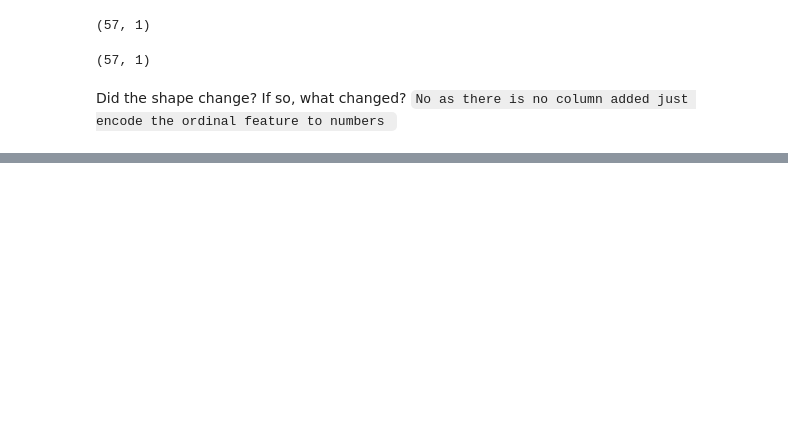
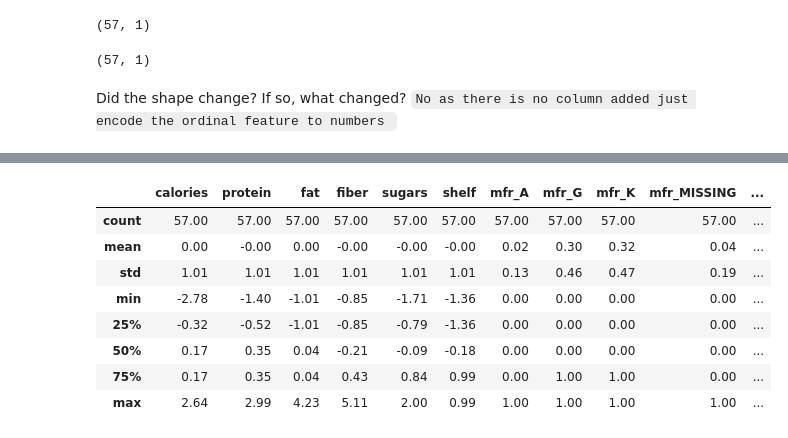
Before and after one commit to hekmat-ashqer/MLJourney2024, a Jupyter notebook: cereals Rating Prediction/cereals_Rating_Prediction.ipynb, the cells around one changed output, grey strips where cells are left out. Saved outputs shown, nothing was run; the diff lists cells and outputs as text; code cells hidden in the pictures; blank space fills up the shorter version.

```diff
--- a/cereals Rating Prediction/cereals_Rating_Prediction.ipynb
+++ b/cereals Rating Prediction/cereals_Rating_Prediction.ipynb
@@ -1081,0 +1152,12 @@ Did the shape change? If so, what changed?
+# %%
+# instantiate scaler
+scaler = StandardScaler()
+# fit scaler on training data
+scaler.fit(X_train_num_imputed)
+
+# transform training data
+X_train_num_scaled = scaler.transform(X_train_num_imputed)
+# transform testing data
+X_test_num_scaled = scaler.transform(X_test_num_imputed)
+# view the first 5 rows of train_scaled
+X_train_num_scaled.head()
@@ -1081,0 +1213,12 @@ Did the shape change? If so, what changed?
+# %%
+# instantiate scaler
+scaler = StandardScaler()
+# fit scaler on training data
+scaler.fit(X_train_ord_encoded)
+
+# transform training data
+X_train_ord_scaled = scaler.transform(X_train_ord_encoded)
+# transform testing data
+X_test_ord_scaled = scaler.transform(X_test_ord_encoded)
+# view the first 5 rows of train_scaled
+X_train_ord_scaled.head()
@@ -1081,0 +1265,4 @@ Did the shape change? If so, what changed?
+# %%
+# re-combine the 3 dataframes of training data
+X_train_processed = pd.concat([X_train_num_scaled,X_train_ord_scaled, X_train_cat_encoded], axis=1)
+X_train_processed.head()
@@ -1081,0 +1276,12 @@ Did the shape change? If so, what changed?
+# %%
+X_train_processed.describe().round(2)
+# %% [output]
+|  | calories | protein | fat | fiber | sugars | shelf | mfr_A | mfr_G | mfr_K | mfr_MISSING | ... |
+| count | 57.00 | 57.00 | 57.00 | 57.00 | 57.00 | 57.00 | 57.00 | 57.00 | 57.00 | 57.00 | ... |
+| mean | 0.00 | -0.00 | 0.00 | -0.00 | -0.00 | -0.00 | 0.02 | 0.30 | 0.32 | 0.04 | ... |
+| std | 1.01 | 1.01 | 1.01 | 1.01 | 1.01 | 1.01 | 0.13 | 0.46 | 0.47 | 0.19 | ... |
+| min | -2.78 | -1.40 | -1.01 | -0.85 | -1.71 | -1.36 | 0.00 | 0.00 | 0.00 | 0.00 | ... |
+| 25% | -0.32 | -0.52 | -1.01 | -0.85 | -0.79 | -1.36 | 0.00 | 0.00 | 0.00 | 0.00 | ... |
+| 50% | 0.17 | 0.35 | 0.04 | -0.21 | -0.09 | -0.18 | 0.00 | 0.00 | 0.00 | 0.00 | ... |
+| 75% | 0.17 | 0.35 | 0.04 | 0.43 | 0.84 | 0.99 | 0.00 | 1.00 | 1.00 | 0.00 | ... |
+| max | 2.64 | 2.99 | 4.23 | 5.11 | 2.00 | 0.99 | 1.00 | 1.00 | 1.00 | 1.00 | ... |
```
Also changed, not shown: parts of 27 cells of this notebook.
